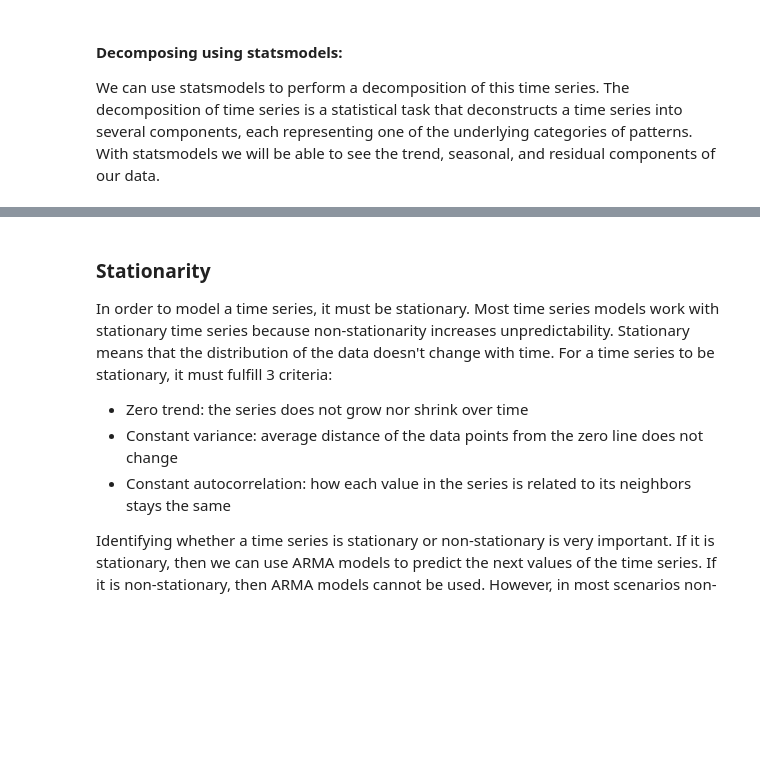
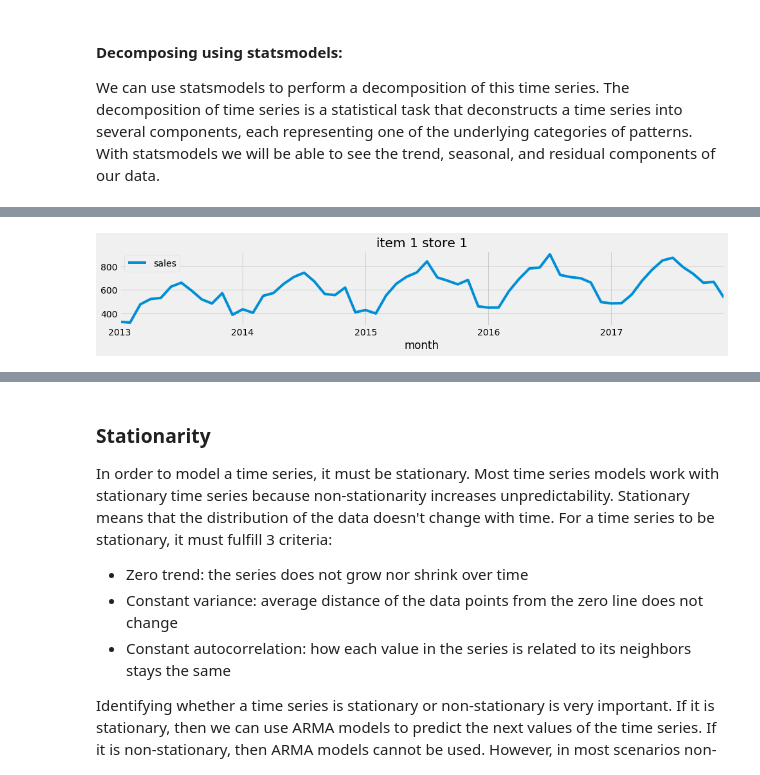
Before and after one commit to chejuichia/DataScienceStudy, a Jupyter notebook: Capstone Project 2/notebooks/eda.ipynb, the cells around one changed output, grey strips where cells are left out. Cells and saved outputs as stored; diff of their text form; code cells hidden in the pictures; blank space fills up the shorter version.

```diff
--- a/Capstone Project 2/notebooks/eda.ipynb
+++ b/Capstone Project 2/notebooks/eda.ipynb
@@ -152,2 +131,2 @@ plt.show()
 # %%
-df_month_store = pd.DataFrame({'sales': df.groupby(['store','month'])['sales'].sum()})
+df_item_store = pd.DataFrame({'sales': df[(df['item']==1) & (df['store']==1)].groupby(['month'])['sales'].sum()})
@@ -169,0 +133,5 @@ plt.show;
+# %%
+df_item_store.plot(figsize=(15,2),title='item 1 store 1')
+plt.show;
+# %% [output]
+[figure, added]
```
Also changed, not shown: parts of 30 cells of this notebook.
